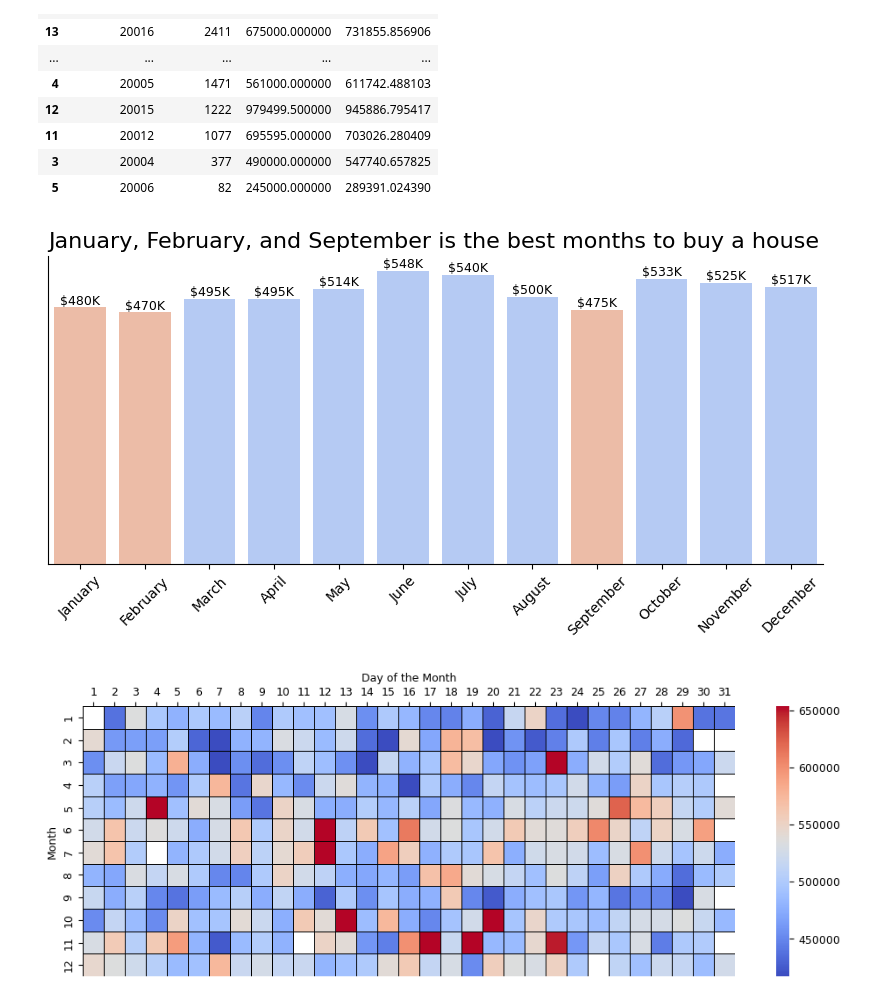
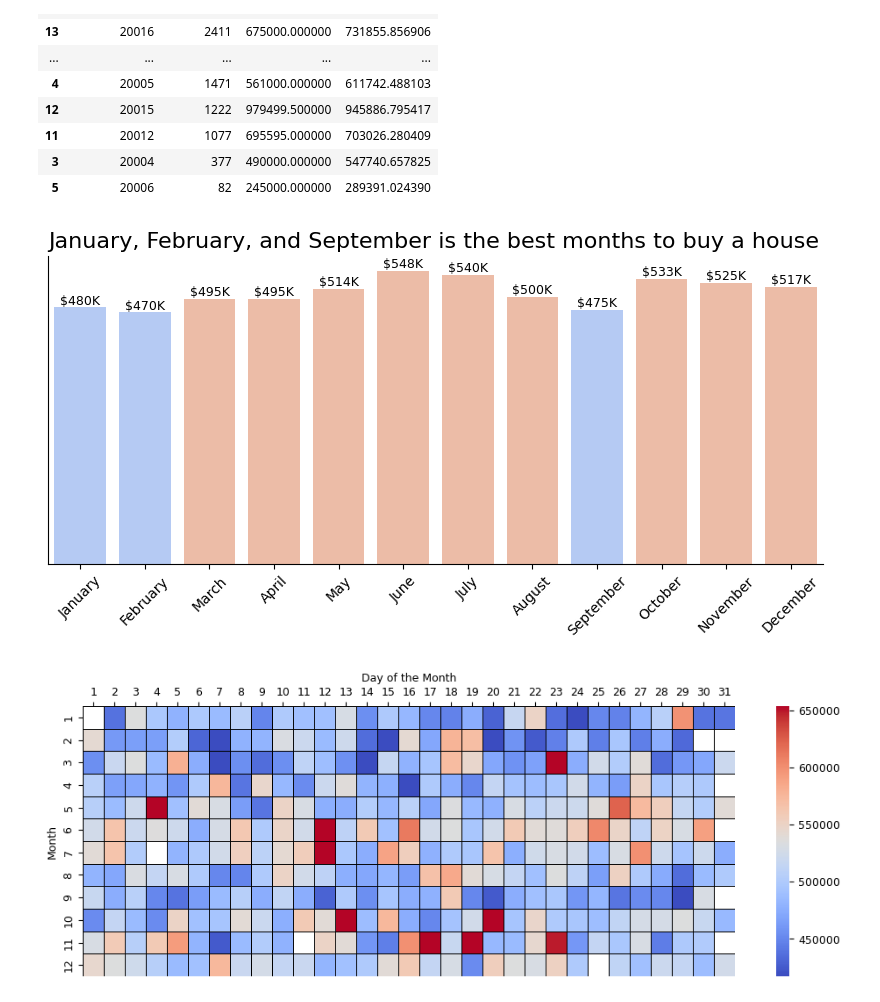
Before and after one commit to nusratakter08/STA9750-2025-FALL, a Jupyter notebook: Group_Project_15.ipynb, the cells around one changed output. Cells and saved outputs as stored; diff of their text form; code cells hidden in the pictures.

```diff
--- a/Group_Project_15.ipynb
+++ b/Group_Project_15.ipynb
@@ -399,7 +400,7 @@ both_year = both_year.sort_values(by = 'percent_change', ascending = False)
 fig, ax = plt.subplots(figsize = (12,6))
 
 # Creating the barplot
-ax = sns.barplot(data = both_year, x = 'property_zip5', y = 'percent_change', hue = 'pos_neg', palette = 'coolwarm')
+ax = sns.barplot(data = both_year, x = 'property_zip5', y = 'percent_change', hue = 'pos_neg', palette = 'coolwarm_r')
 sns.despine()
 
 # Customizing the graph
@@ -552,35 +553,35 @@ bottom_3_months = list(salebymonth['sale_price'].nsmallest(3))
 salebymonth['lowest'] = salebymonth['sale_price'].apply(lambda x: True if x in bottom_3_months else False)
 salebymonth = salebymonth.sort_values(by = 'month')
 
 # Plotting the data
 fig, ax = plt.subplots(figsize = (10,4))
 sns.despine()
 
 # crreating the line plot
-ax = sns.barplot(data = salebymonth, x = 'month_name', y = 'sale_price', hue = 'lowest', palette = "coolwarm")
+ax = sns.barplot(data = salebymonth, x = 'month_name', y = 'sale_price', hue = 'lowest', palette = "coolwarm_r")
 
 # Customization
 ax.set_title('January, February, and September is the best months to buy a house', loc = "left", fontsize = 16)
 ax.set_xlabel('')
 ax.set_ylabel('')
 plt.xticks(rotation = 45)
 ax.get_yaxis().set_visible(False)
 ax.get_legend().remove()
 plt.rc('font', size = 9)
 
 # Labeling Labels
 for container in ax.containers:
     ax.bar_label(container,
                  fmt=lambda x: f"${int(x/1000)}K")
 
 # Display Barchart
 plt.show()
 
 # Possible reasons for January and February having low prices is many people living in DC are working with the government
 # In January many administrations start and people leave Washington to other places
 # More people put their house on sale due to changing administration
 # %% [output]
-[figure, old version]
+[figure, new version]
 # %%
 # Best day of the year to buy a home
 new_df = new_df[new_df['year'] >= 2000]
```
Also changed, not shown: parts of 11 cells of this notebook.
